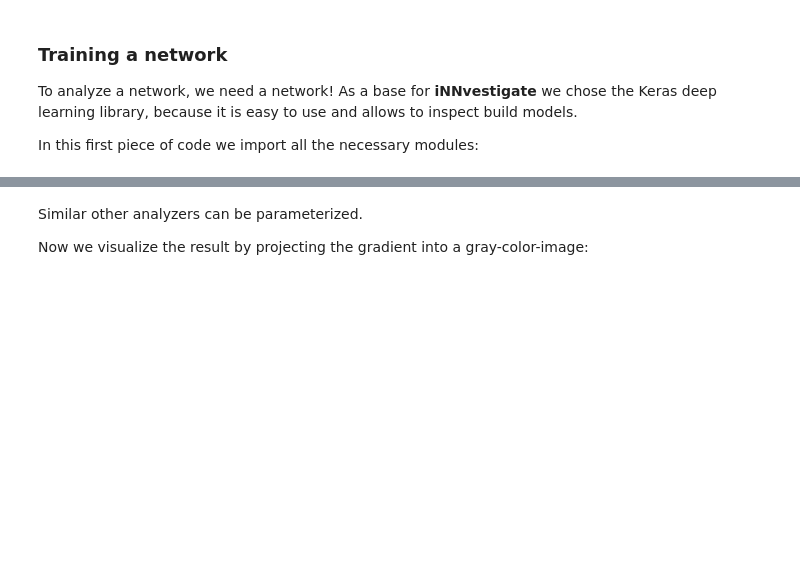
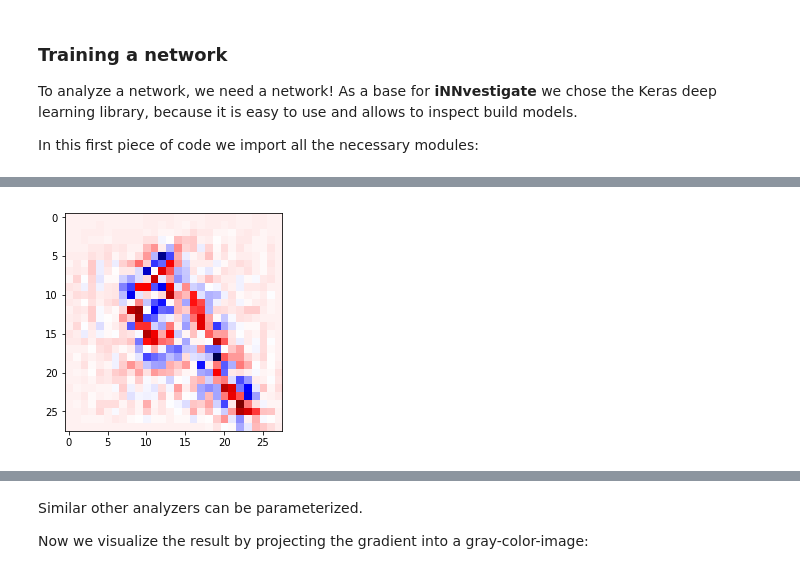
Before and after one commit to albermax/innvestigate, a Jupyter notebook: examples/notebooks/introduction.ipynb, the cells around one changed output, grey strips where cells are left out. Drawn from its saved outputs; the diff is of its cells as text; code cells hidden in the pictures; blank space fills up the shorter version.

```diff
--- a/examples/notebooks/introduction.ipynb
+++ b/examples/notebooks/introduction.ipynb
@@ -37,0 +83,15 @@ to now create and train a CNN:
+# %%
+model = keras.models.Sequential([
+    keras.layers.Conv2D(32, (3, 3), activation="relu", input_shape=input_shape),
+    keras.layers.Conv2D(64, (3, 3), activation="relu"),
+    keras.layers.MaxPooling2D((2, 2)),
+    keras.layers.Flatten(),
+    keras.layers.Dense(512, activation="relu"),
+    keras.layers.Dense(10, activation="softmax"),
+])
+
+model.compile(loss="categorical_crossentropy", optimizer="adam", metrics=["accuracy"])
+model.fit(data[0], data[1], epochs=20, batch_size=128)
+
+scores = model.evaluate(data[2], data[3], batch_size=128)
+print("Scores on test set: loss=%s accuracy=%s" % tuple(scores))
@@ -43,0 +132,15 @@ To emphasize different compontents of the analysis many people use instead of th
+# %%
+# Stripping the softmax activation from the model
+model_wo_sm = iutils.keras.graph.model_wo_softmax(model)
+
+# Creating an analyzer
+gradient_analyzer = innvestigate.analyzer.Gradient(model_wo_sm)
+
+# Applying the analyzer
+analysis = gradient_analyzer.analyze(image)
+
+# Displaying the gradient
+plot.imshow(analysis.squeeze(), cmap='seismic', interpolation='nearest')
+plot.show()
+# %% [output]
+[figure, added]
```
Also changed, not shown: parts of 20 cells of this notebook, 3 other files.
